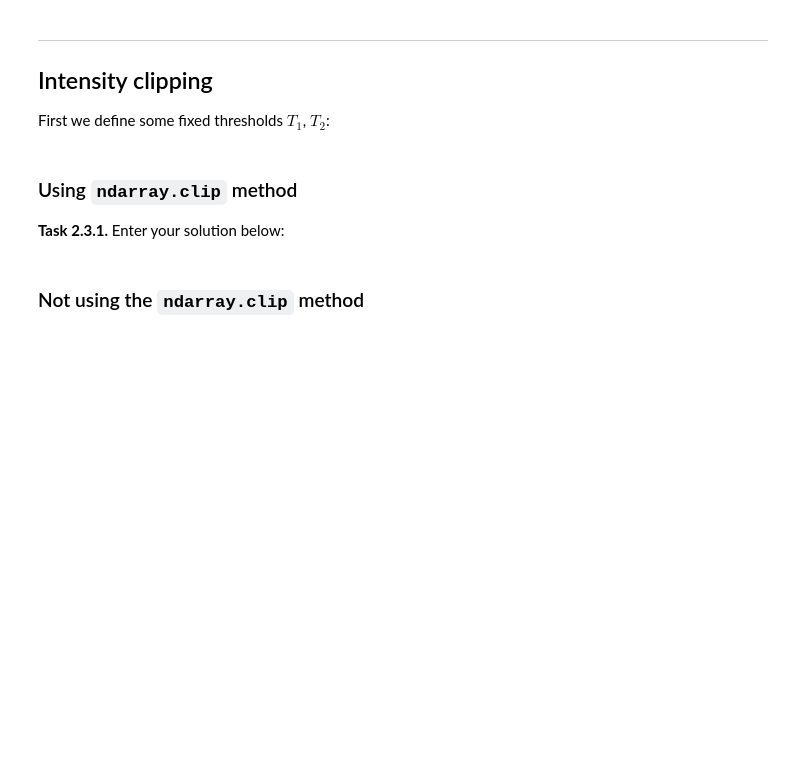
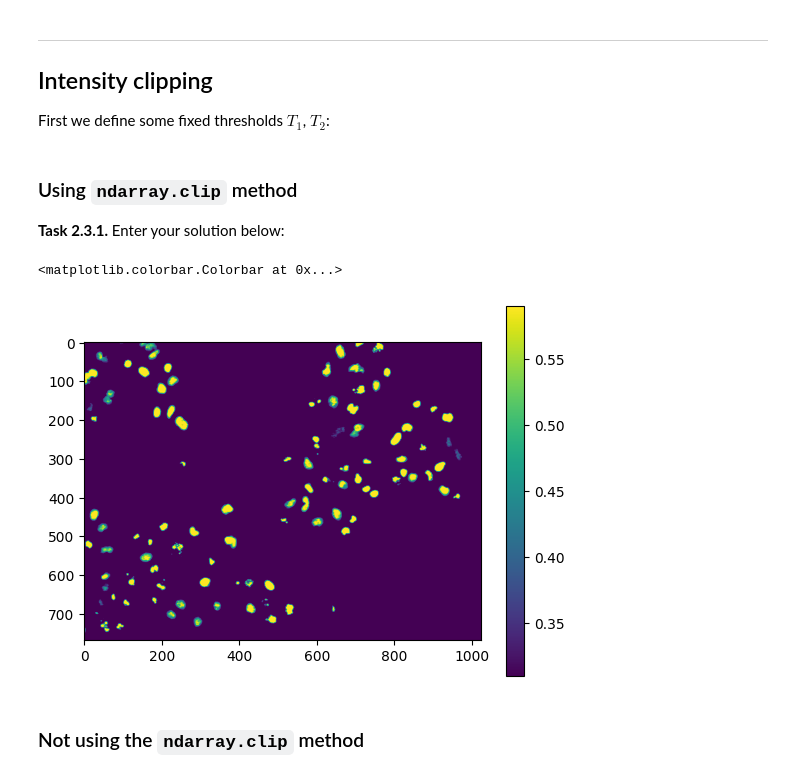
Before and after one commit to anna-staszelis/mobi-fs3-python, a Jupyter notebook: task2.ipynb, the cells around one changed output. Saved outputs shown, nothing was run; the diff lists cells and outputs as text; code cells hidden in the pictures; blank space fills up the shorter version.

```diff
--- a/task2.ipynb
+++ b/task2.ipynb
@@ -30,6 +45,13 @@ T2 = 0.59
 ### Using `ndarray.clip` method
 
 **<a id="#">Task 2.3.1.</a>** Enter your solution below:
+# %%
+imgc=numpy.clip(img,T1,T2)
+plt.imshow(imgc)
+plt.colorbar()
+# %% [output]
+<matplotlib.colorbar.Colorbar at 0x...>
+[figure, added]
 # %% [markdown]
 ### Not using the `ndarray.clip` method
 # %% [markdown]
```
Also changed, not shown: parts of 8 cells of this notebook.
